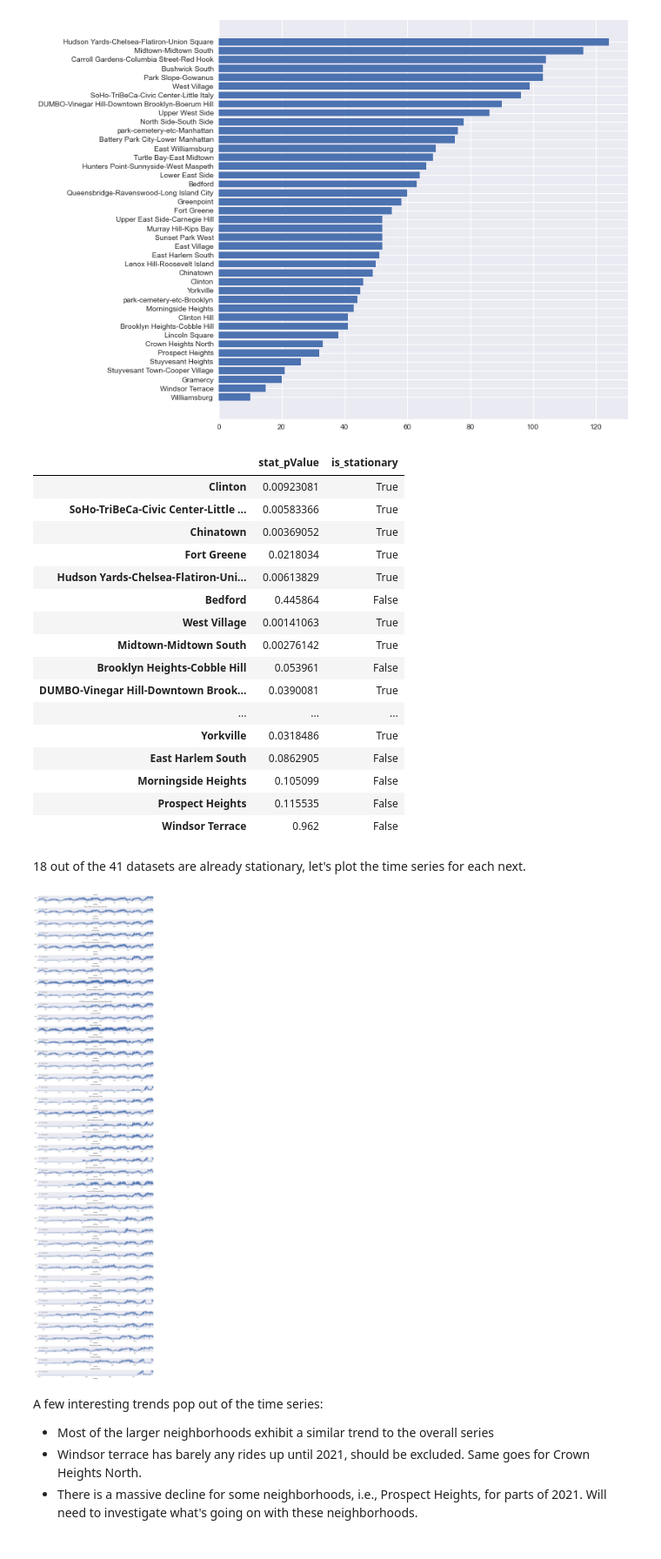
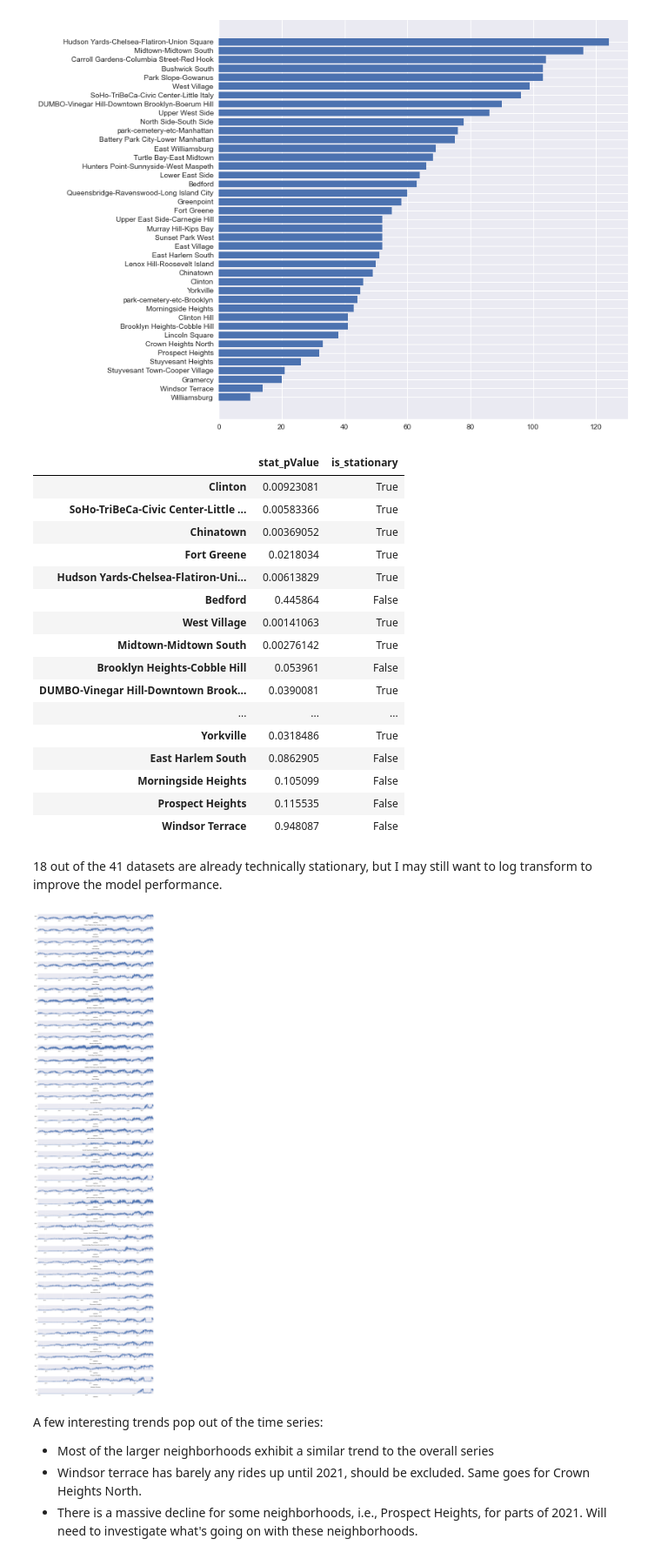
Before and after one commit to marvelje/citibike_ridership_project, a Jupyter notebook: citibike_eda.ipynb, the cells around one changed output. Shown at 87% size. Drawn from its saved outputs; the diff is of its cells as text; code cells hidden in the pictures.

```diff
--- a/citibike_eda.ipynb
+++ b/citibike_eda.ipynb
@@ -213,0 +312,5 @@ There are only 40 rides from stations without neighborhood / borough tags. I wil
+# %%
+# Fill in missing values for the 3240 station
+
+df_citibike[(df_citibike['station_id'] == '3240') & (df_citibike['lat'] == 0)] = ['3240', 40.649037, -73.976730,
+                                                                                1, 2016, 'Brooklyn','Windsor Terrace']
@@ -213,0 +352,4 @@ There are only 40 rides from stations without neighborhood / borough tags. I wil
+# %%
+# Final dataset will remove remaining stations with 0 coordinates and those with a latitude above 42
+
+df_citibike = df_citibike[(df_citibike['lat'] != 0) & (df_citibike['lat'] < 42)]
@@ -573,8 +735,8 @@ ax.barh(y=df_station_count.index, width=df_station_count['total_stations']);
 
 df_stationary = pd.DataFrame(index=pre_2017_neighborhoods, columns=['stat_pValue', 'is_stationary'])
 
-for i, df in enumerate(df_list):
-    stat, p = dickey_fuller(df[1]['ride_count'], plot_log=True, print_output=False)
+for i, df in enumerate(df_dict.values()):
+    stat, p = dickey_fuller(df['ride_count'], plot_log=True, print_output=False)
 
     df_stationary.iloc[i,:] = [p, stat]
 
@@ -596,22 +758,24 @@ df_stationary
 | East Harlem South | 0.0862905 | False |
 | Morningside Heights | 0.105099 | False |
 | Prospect Heights | 0.115535 | False |
-| Windsor Terrace | 0.962 | False |
+| Windsor Terrace | 0.948087 | False |
 # %% [markdown]
-18 out of the 41 datasets are already stationary, let's plot the time series for each next.
+18 out of the 41 datasets are already technically stationary, but I may still want to log transform to improve the model performance.
 # %%
 # Plot the time series trend of each neighborhood
 
 fig, ax = plt.subplots(nrows=len(pre_2017_neighborhoods), figsize=(15,60), sharex=False)
+i = 0
 
-for i, df in enumerate(df_list):
-    df[1].plot(ax=ax[i])
-    ax[i].set_title(df[0])
+for neighborhood, df in df_dict.items():
+    df['ride_count'].plot(ax=ax[i])
+    ax[i].set_title(neighborhood)
+    i += 1
 
 
 plt.tight_layout();
 # %% [output]
-[figure, old version]
+[figure, new version]
 # %% [markdown]
 A few interesting trends pop out of the time series:
 - Most of the larger neighborhoods exhibit a similar trend to the overall series
```
Also changed, not shown: parts of 32 cells of this notebook, 3 other files.
